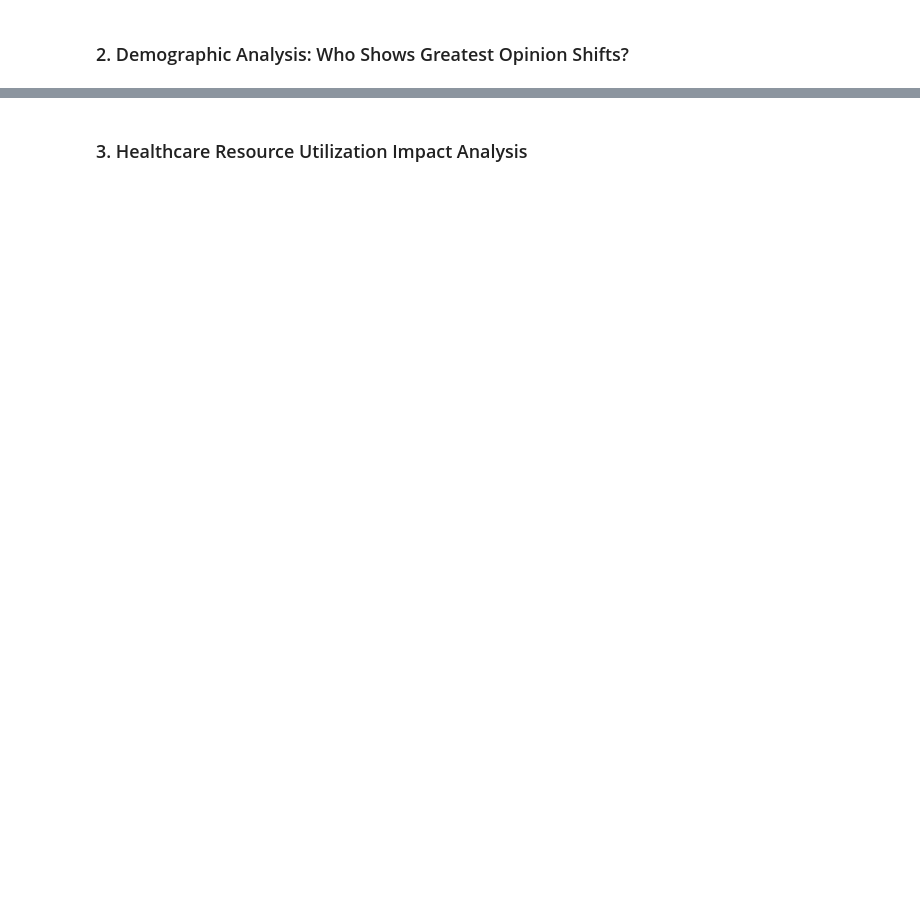
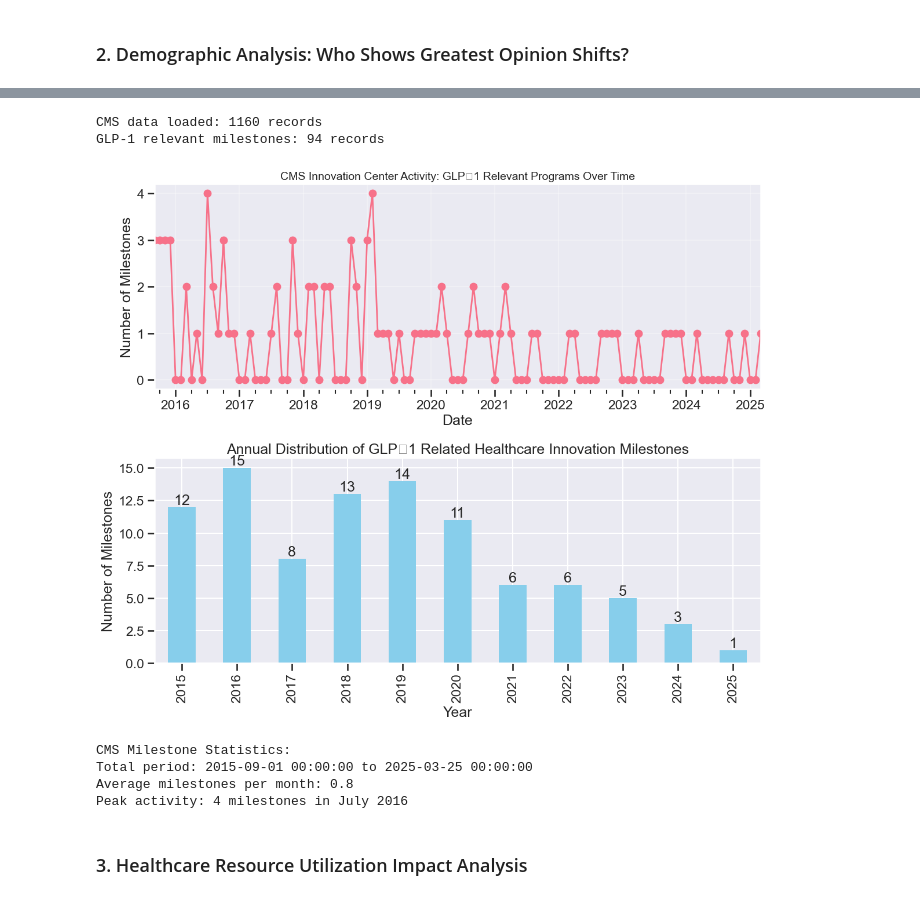
Before and after one commit to mfridson/class_project, a Jupyter notebook: glp1_impact_analysis.ipynb, the cells around one changed output, grey strips where cells are left out. Cells and saved outputs as stored; diff of their text form; code cells hidden in the pictures; blank space fills up the shorter version.

```diff
--- a/glp1_impact_analysis.ipynb
+++ b/glp1_impact_analysis.ipynb
@@ -378,3 +405,77 @@ except Exception as e:
+# %%
+cms_path = "Data Files/Innovation Center Milestones and Updates/2025-05-14/"
+try:
+    cms = pd.read_csv(cms_path + "Milestones and Updates-Upload-File-RCHD-05-14-2025.csv")
+    print(f"CMS data loaded: {cms.shape[0]} records")
+
+    # Identify GLP‑1 relevant programs
+    glp1_keywords = [
+        "Value-Based Insurance Design",
+        "Enhanced Medication Therapy Management",
+        "Chronic Care",
+        "Diabetes",
+        "Obesity",
+        "Weight Management"
+    ]
+
+    # Filter relevant programs
+    pattern = '|'.join(glp1_keywords)
+    glp1_related = cms[
+        cms["Model Name (ID's which detail page to populate)"]
+        .str.contains(pattern, na=False, case=False)
+    ]
+    print(f"GLP‑1 relevant milestones: {len(glp1_related)} records")
+
+    # Convert date and analyze trends
+    glp1_related["Date"] = pd.to_datetime(glp1_related["Date"], errors="coerce")
+    glp1_related = glp1_related.dropna(subset=["Date"])
+
+    # Monthly aggregation
+    monthly = glp1_related.groupby(pd.Grouper(key="Date", freq="M")).size()
+
+    # Visualization
+    fig, (ax1, ax2) = plt.subplots(2, 1, figsize=(12, 10))
+
+    # Time‑series plot
+    monthly.plot(kind="line", ax=ax1, linewidth=2, marker="o")
+    ax1.set_title("CMS Innovation Center Activity: GLP‑1 Relevant Programs Over Time", fontsize=14)
+    ax1.set_xlabel("Date")
+    ax1.set_ylabel("Number of Milestones")
+    ax1.grid(True, alpha=0.3)
+
+    # Annual summary
+    annual = glp1_related.groupby(glp1_related["Date"].dt.year).size()
+    annual.plot(kind="bar", ax=ax2, color="skyblue")
+    ax2.set_title("Annual Distribution of GLP‑1 Related Healthcare Innovation Milestones")
+    ax2.set_xlabel("Year")
+    ax2.set_ylabel("Number of Milestones")
+
+    # Add value labels
+    for container in ax2.containers:
+        ax2.bar_label(container)
+
+    plt.tight_layout()
+    plt.show()
+
+    # Summary statistics
+    print("\nCMS Milestone Statistics:")
+    print(f"Total period: {glp1_related['Date'].min()} to {glp1_related['Date'].max()}")
+    print(f"Average milestones per month: {monthly.mean():.1f}")
+    print(
+        f"Peak activity: {monthly.max()} milestones in "
+        f"{monthly.idxmax().strftime('%B %Y')}"
+    )
+
+except Exception as e:
+    print(f"Error loading CMS data: {e}")
+# %% [output]
+CMS data loaded: 1160 records
+GLP‑1 relevant milestones: 94 records
+[figure, added]
+CMS Milestone Statistics:
+Total period: 2015-09-01 00:00:00 to 2025-03-25 00:00:00
+Average milestones per month: 0.8
+Peak activity: 4 milestones in July 2016
 # %% [markdown]
 ### 3. Healthcare Resource Utilization Impact Analysis
 # %%
```
Also changed, not shown: parts of 21 cells of this notebook.
